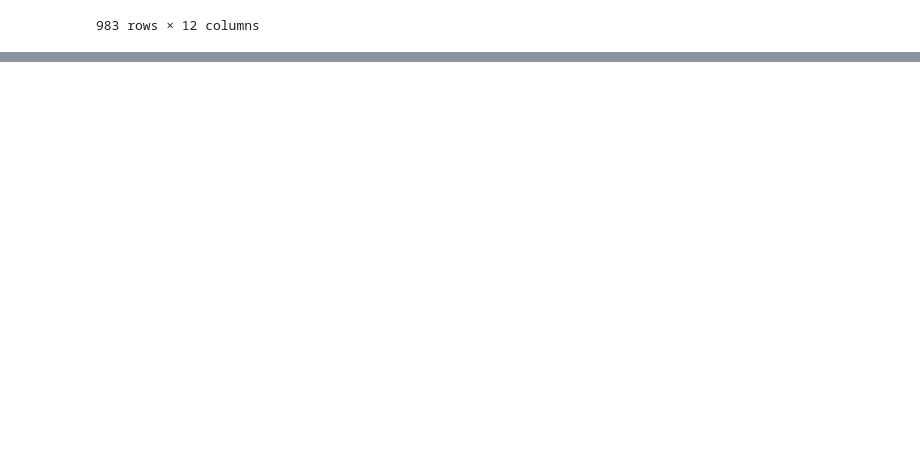
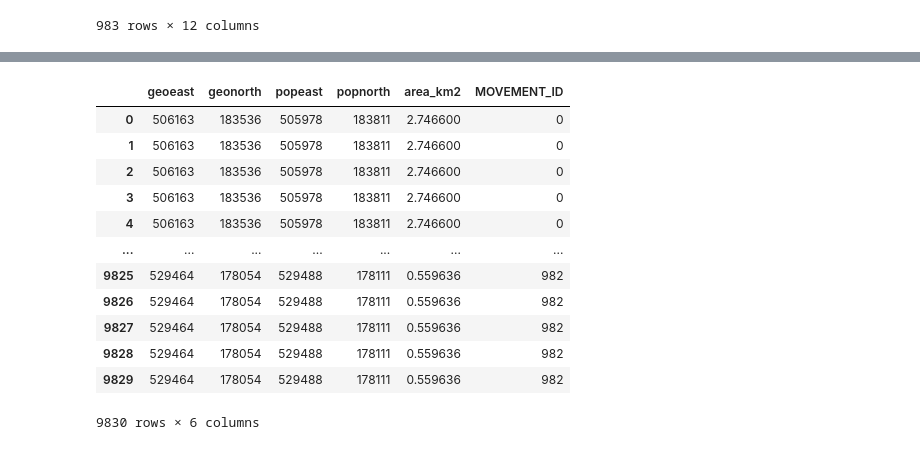
Before and after one commit to aliyusifov99/mec-ds-competition, a Jupyter notebook: Elnur/Model_with_json.ipynb, the cells around one changed output, grey strips where cells are left out. Drawn from its saved outputs; the diff is of its cells as text; code cells hidden in the pictures; blank space fills up the shorter version.

```diff
--- a/Elnur/Model_with_json.ipynb
+++ b/Elnur/Model_with_json.ipynb
@@ -23,0 +111,2 @@ df_geo_json
+# %%
+df_json = df_geo_json[['geoeast','geonorth', 'popeast', 'popnorth', 'area_km2', 'MOVEMENT_ID']]
@@ -23,0 +150,16 @@ df_geo_json
+# %%
+df_json
+# %% [output]
+|  | geoeast | geonorth | popeast | popnorth | area_km2 | MOVEMENT_ID |
+| 0 | 506163 | 183536 | 505978 | 183811 | 2.746600 | 0 |
+| 1 | 506163 | 183536 | 505978 | 183811 | 2.746600 | 0 |
+| 2 | 506163 | 183536 | 505978 | 183811 | 2.746600 | 0 |
+| 3 | 506163 | 183536 | 505978 | 183811 | 2.746600 | 0 |
+| 4 | 506163 | 183536 | 505978 | 183811 | 2.746600 | 0 |
+| ... | ... | ... | ... | ... | ... | ... |
+| 9825 | 529464 | 178054 | 529488 | 178111 | 0.559636 | 982 |
+| 9826 | 529464 | 178054 | 529488 | 178111 | 0.559636 | 982 |
+| 9827 | 529464 | 178054 | 529488 | 178111 | 0.559636 | 982 |
+| 9828 | 529464 | 178054 | 529488 | 178111 | 0.559636 | 982 |
+| 9829 | 529464 | 178054 | 529488 | 178111 | 0.559636 | 982 |
+9830 rows × 6 columns
```
Also changed, not shown: parts of 19 cells of this notebook.
